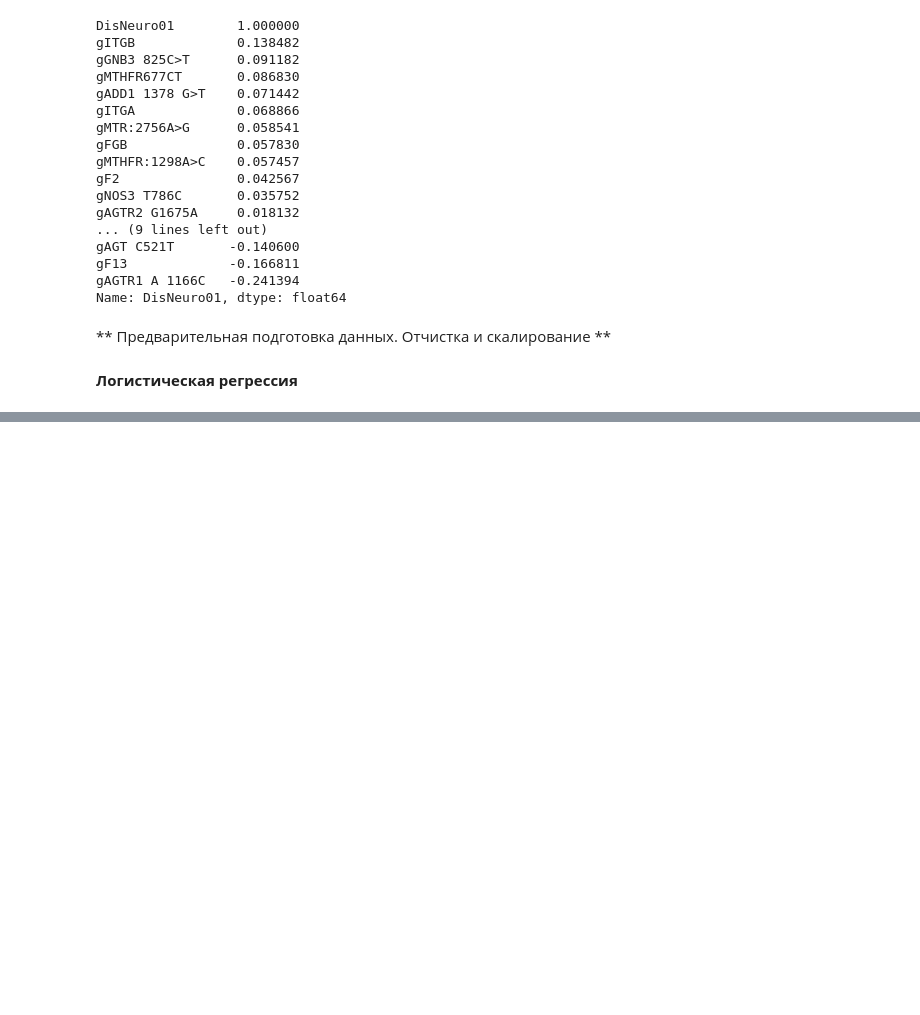
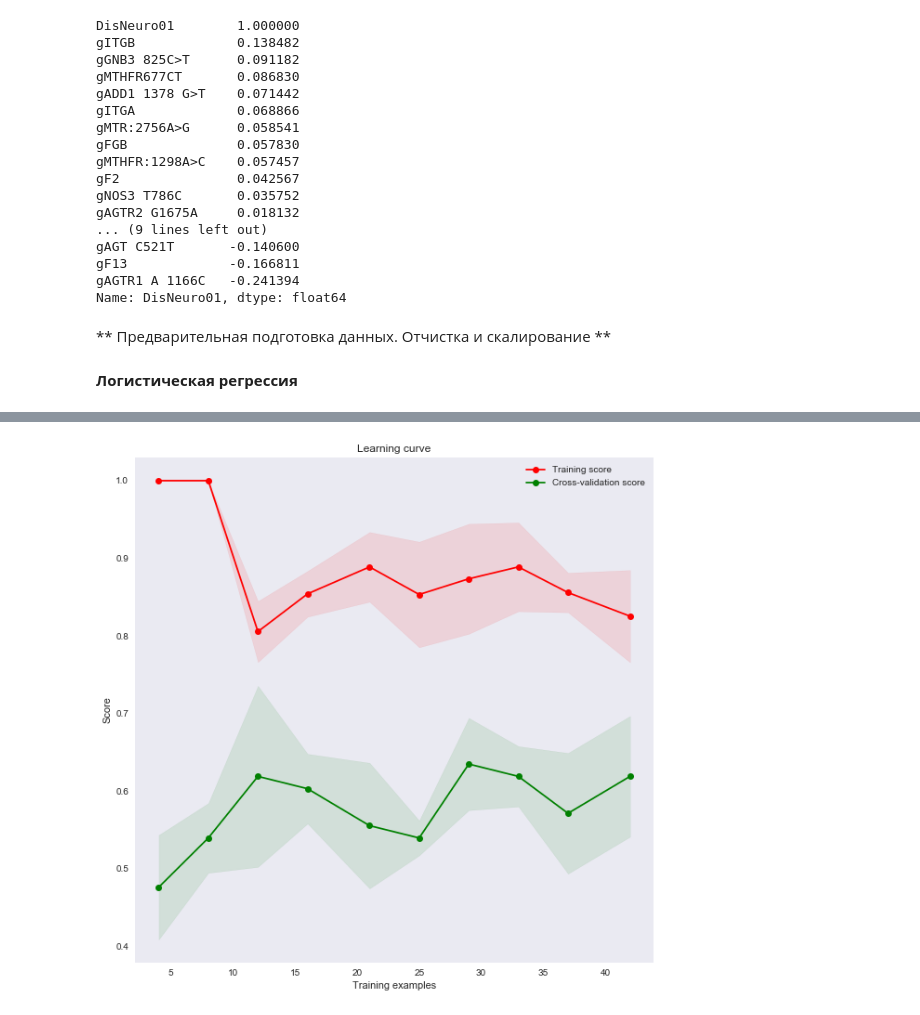
Before and after one commit to minemile/shad_ML, a Jupyter notebook: Diploma.ipynb, the cells around one changed output, grey strips where cells are left out. Saved outputs shown, nothing was run; the diff lists cells and outputs as text; code cells hidden in the pictures; blank space fills up the shorter version.

```diff
--- a/Diploma.ipynb
+++ b/Diploma.ipynb
@@ -129,0 +161,3 @@ print("На тренировочной выборке:", log_reg.score(predicato
+# %%
+learning_curve_model(predicators_train_scaled, neuro_train, log_reg, cv, np.linspace(.1, 1.0, 10))
+# %% [output]
@@ -130,3 +165,4 @@ print("На тренировочной выборке:", log_reg.score(predicato
+[figure, added]
 # %%
 plt.figure(figsize=(15,10))
 plt.plot(log_reg.coef_.T, 'o', label='Коэффициенты логит. регресии')
```
Also changed, not shown: parts of 10 cells of this notebook.
